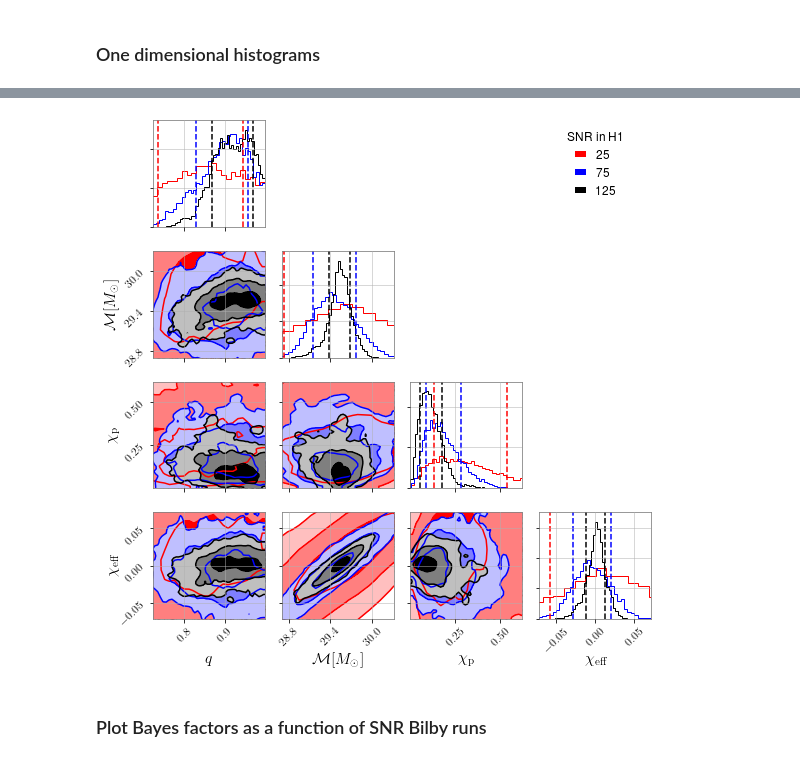
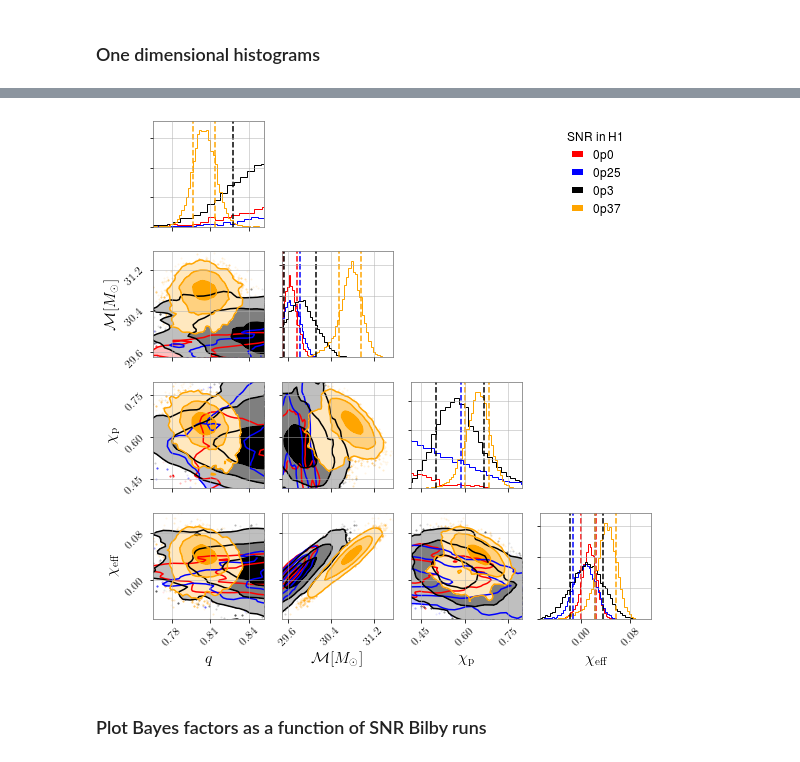
Before and after one commit to mariaokounkova/BeyondGRAnalysis, a Jupyter notebook: BilbyAnalysis.ipynb, the cells around one changed output, grey strips where cells are left out. Cells and saved outputs as stored; diff of their text form; code cells hidden in the pictures.

Commit message:
BilbyAnalysis: Update bilby histogram plots

```diff
--- a/BilbyAnalysis.ipynb
+++ b/BilbyAnalysis.ipynb
@@ -170,8 +204,13 @@ def CornerPlot():
     dim = len(parameters)
 
     snr_values = ["25", "75", "125"]
-    ps = [base + 'AllSearch_dCS_0p0_' + snr for snr in snr_values]
-    labels = snr_values
+    ps = [base + 'PHENOM_dCS_0p0_' + snr for snr in snr_values]
+
+    ell_values = ['0p0', '0p25', '0p3', '0p37']
+    SNR = '125'
+    ps = [base + 'PHENOM_dCS_' + ell + '_' + SNR for ell in ell_values]
+
+    labels = ell_values
 
     TruthDict = GetTruthDict(ps[0])
     truths = [TruthDict[q] for q in parameters]
@@ -180,21 +219,19 @@ def CornerPlot():
     fig, ax_arr = plt.subplots(dim, dim, figsize = (8,8))
     handles = []
 
-    colors = ['red', 'blue', 'black']
-    cmap = 'magma'
+    colors = ['red', 'blue', 'black', 'orange']
+    #cmap = 'magma'
     #colors = sns.color_palette(cmap, n_colors=len(ps) + 1)
 
     for p, label, color in zip(ps, labels, colors):
 
         file_name = p + "/summary_pages/samples/posterior_samples.h5"
-        #file_name = "/home/maria.okounkova/BeyondGRAnalysis/BilbyPE/SummaryScripts/summary_pages/samples/posterior_samples.h5"
-        #file_name = "/home/maria.okounkova/BeyondGRAnalysis/BilbyPE/AllSearch_dCS_0p0_75/summary_pages/samples/posterior_samples.h5"
         data = read(file_name)
         samples_dict = data.samples_dict
         posterior_samples = samples_dict["summary_pages"]
 
         posterior_samples.plot(type="corner",
-                             parameters=parameters, fig = fig, color = color, inj_value = truths) #, label = SNR)
+                             parameters=parameters, fig = fig, color = color, inj_value = truths, label = label)
 
         ## Dealing with the legend
         l = ax_arr[0][dim-1].plot([0,0], [0,0], label=label, color = color)
@@ -229,4 +269,4 @@ CornerPlot()
-[figure, old version]
+[figure, new version]
 # %% [markdown]
 ### Plot Bayes factors as a function of SNR Bilby runs
 # %%
```
Also changed, not shown: parts of 4 cells of this notebook.
